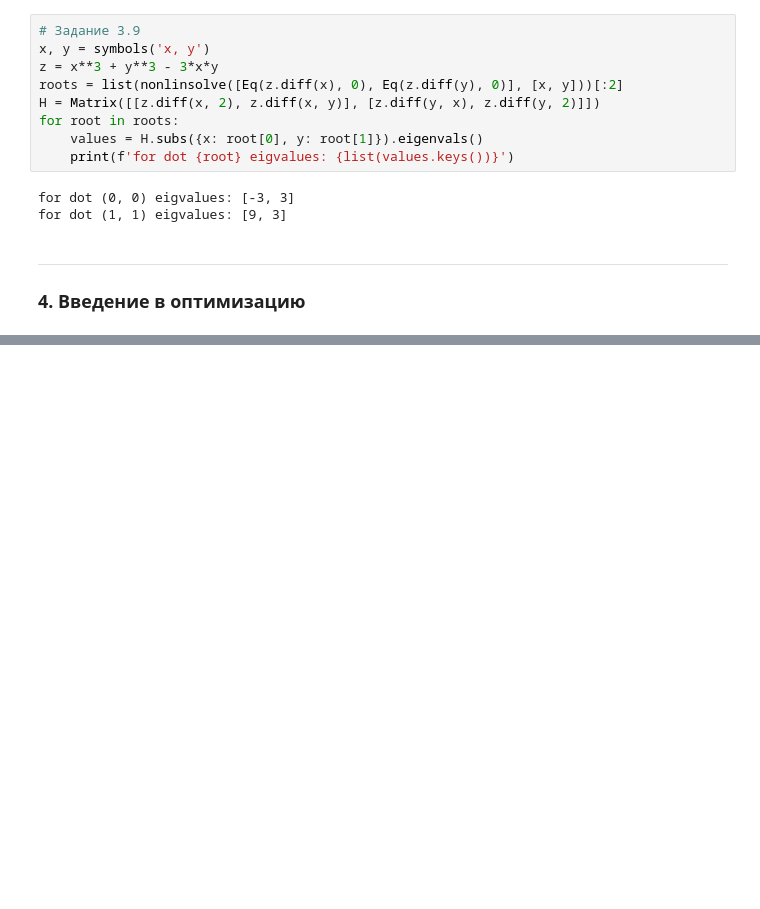
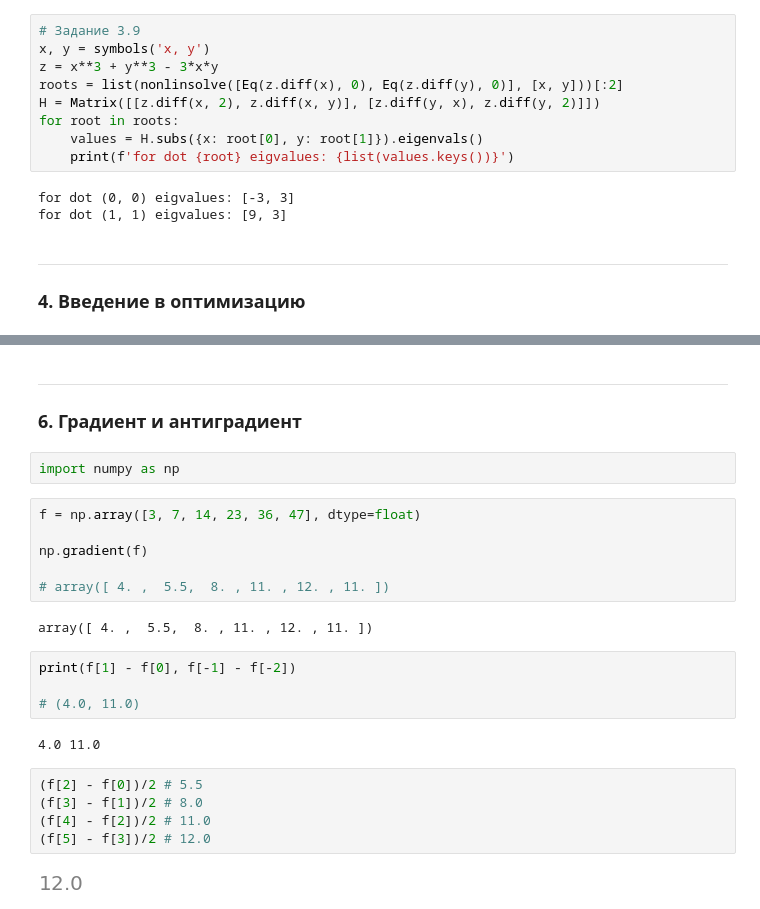
Before and after one commit to Blooodniy/SF_DS, a Jupyter notebook: MATH&ML/MATH&ML-5. Математический анализ в контексте задачи оптимизации. Часть II/MATH&ML-5.ipynb, the cells around one changed output, grey strips where cells are left out. Cells and saved outputs as stored; diff of their text form; blank space fills up the shorter version.

```diff
--- a/MATH&ML/MATH&ML-5. Математический анализ в контексте задачи оптимизации. Часть II/MATH&ML-5.ipynb
+++ b/MATH&ML/MATH&ML-5. Математический анализ в контексте задачи оптимизации. Часть II/MATH&ML-5.ipynb
@@ -74,0 +228,26 @@ for dot (1, 1) eigvalues: [9, 3]
+# %% [markdown]
+---
+### 6. Градиент и антиградиент
+# %%
+import numpy as np
+# %%
+f = np.array([3, 7, 14, 23, 36, 47], dtype=float)
+
+np.gradient(f)
+
+# array([ 4. ,  5.5,  8. , 11. , 12. , 11. ])
+# %% [output]
+array([ 4. ,  5.5,  8. , 11. , 12. , 11. ])
+# %%
+print(f[1] - f[0], f[-1] - f[-2])
+
+# (4.0, 11.0)
+# %% [output]
+4.0 11.0
+# %%
+(f[2] - f[0])/2 # 5.5
+(f[3] - f[1])/2 # 8.0
+(f[4] - f[2])/2 # 11.0
+(f[5] - f[3])/2 # 12.0
+# %% [output]
+[figure, added]
```
Also changed, not shown: parts of 15 cells of this notebook.
